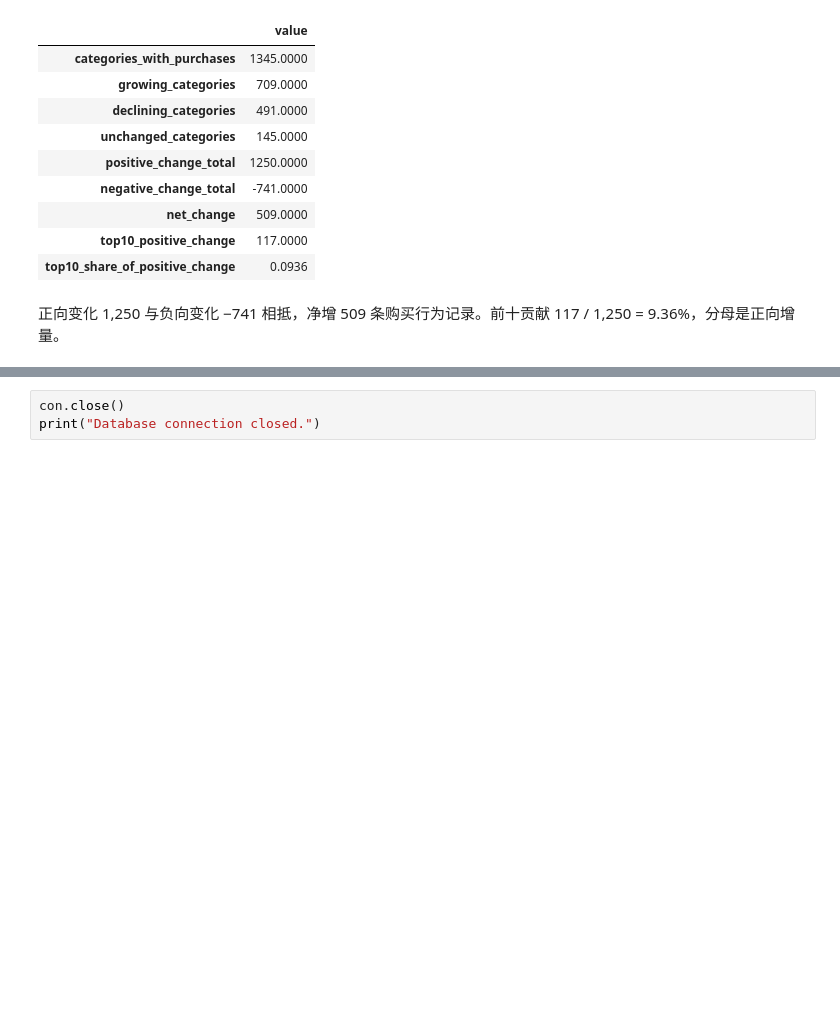
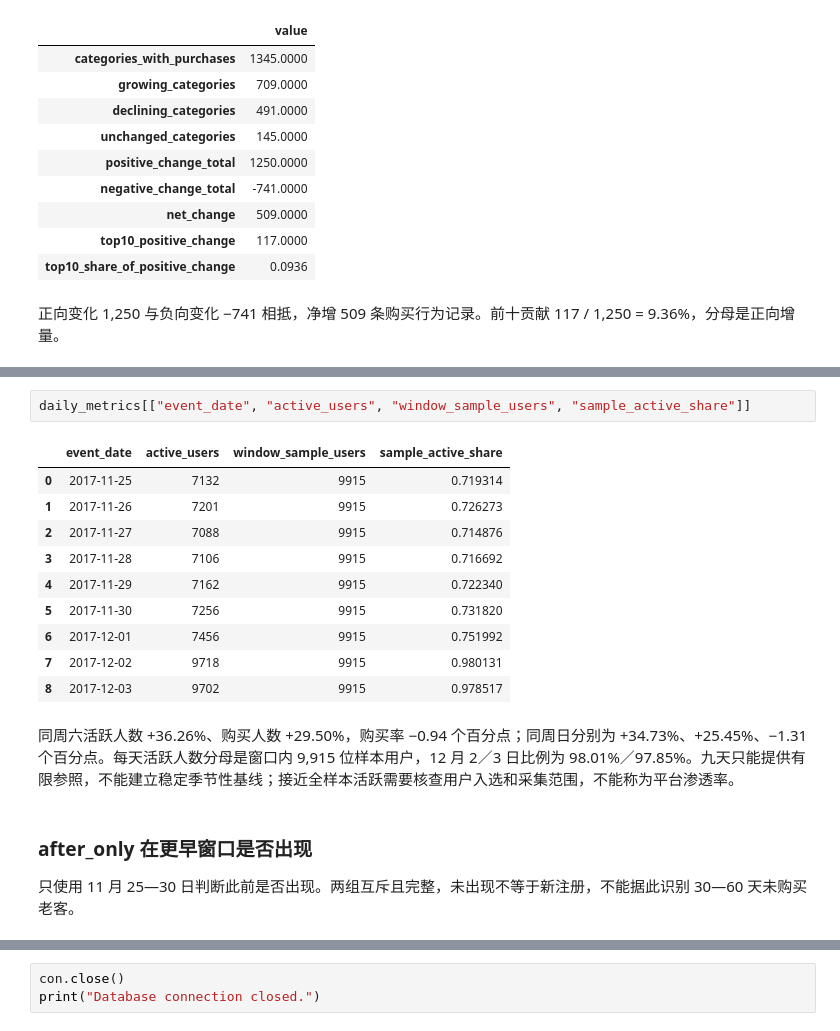
Before and after one commit to CC-GATESBY/taobao-user-behavior-analysis, a Jupyter notebook: projects/taobao-user-behavior/analysis.ipynb, the cells around one changed output, grey strips where cells are left out. Drawn from its saved outputs; the diff is of its cells as text; blank space fills up the shorter version.

```diff
--- a/projects/taobao-user-behavior/analysis.ipynb
+++ b/projects/taobao-user-behavior/analysis.ipynb
@@ -751,0 +790,19 @@ Reconciliation: 1250 + (-741) = 509
+# %%
+daily_metrics[["event_date", "active_users", "window_sample_users", "sample_active_share"]]
+# %% [output]
+|  | event_date | active_users | window_sample_users | sample_active_share |
+| 0 | 2017-11-25 | 7132 | 9915 | 0.719314 |
+| 1 | 2017-11-26 | 7201 | 9915 | 0.726273 |
+| 2 | 2017-11-27 | 7088 | 9915 | 0.714876 |
+| 3 | 2017-11-28 | 7106 | 9915 | 0.716692 |
+| 4 | 2017-11-29 | 7162 | 9915 | 0.722340 |
+| 5 | 2017-11-30 | 7256 | 9915 | 0.731820 |
+| 6 | 2017-12-01 | 7456 | 9915 | 0.751992 |
+| 7 | 2017-12-02 | 9718 | 9915 | 0.980131 |
+| 8 | 2017-12-03 | 9702 | 9915 | 0.978517 |
+# %% [markdown]
+同周六活跃人数 +36.26%、购买人数 +29.50%，购买率 −0.94 个百分点；同周日分别为 +34.73%、+25.45%、−1.31 个百分点。每天活跃人数分母是窗口内 9,915 位样本用户，12 月 2／3 日比例为 98.01%／97.85%。九天只能提供有限参照，不能建立稳定季节性基线；接近全样本活跃需要核查用户入选和采集范围，不能称为平台渗透率。
+# %% [markdown]
+### after_only 在更早窗口是否出现
+
+只使用 11 月 25—30 日判断此前是否出现。两组互斥且完整，未出现不等于新注册，不能据此识别 30—60 天未购买老客。
```
Also changed, not shown: parts of 28 cells of this notebook, 16 other files.
